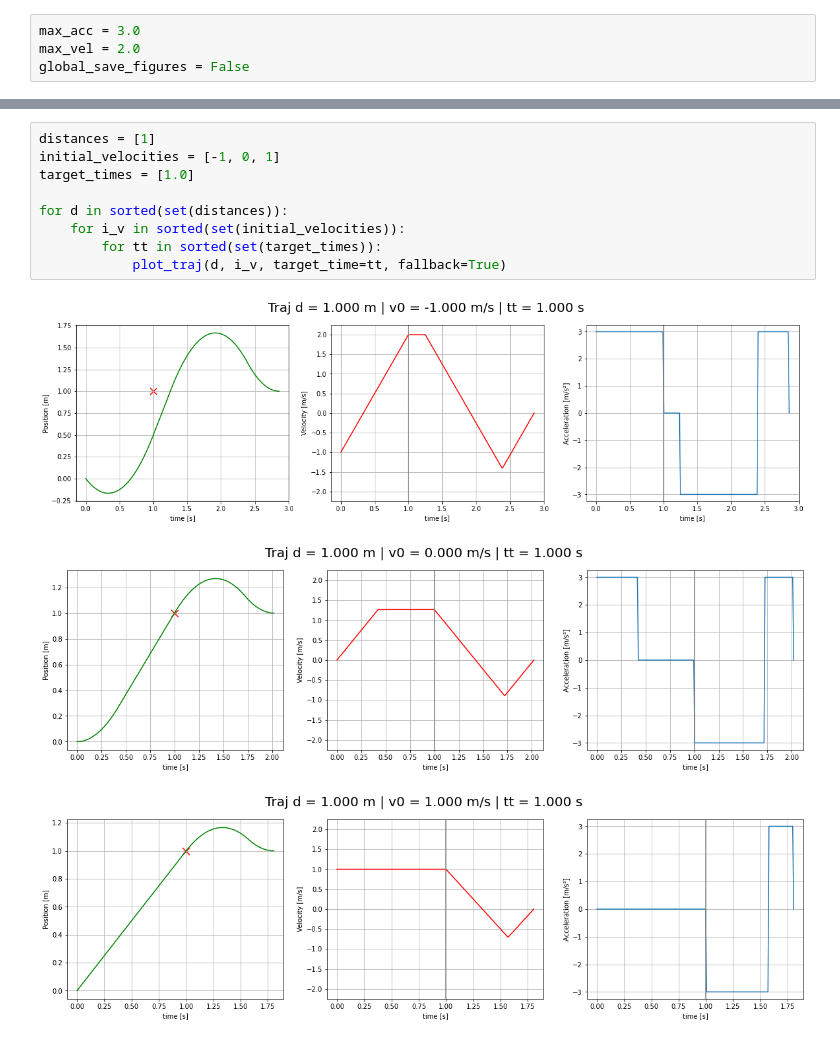
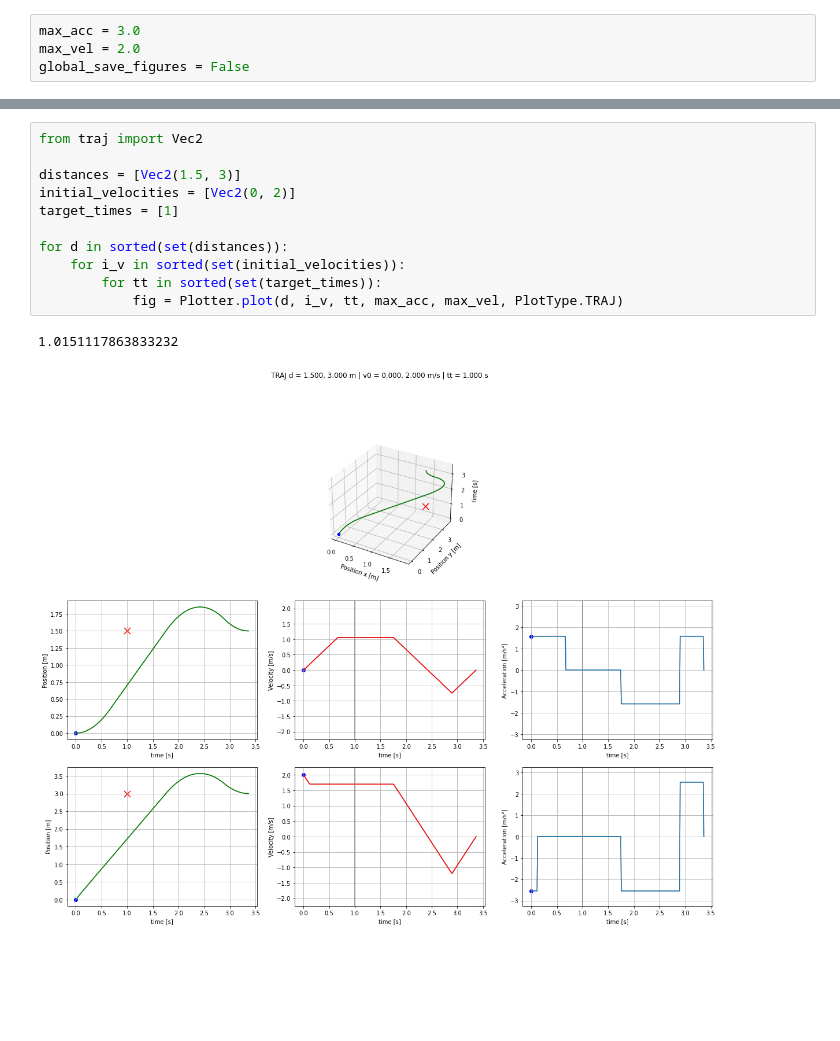
Before and after one commit to TIGERs-Mannheim/TrajectoryPlotter, a Jupyter notebook: drawTrajectories.ipynb, the cells around one changed output, grey strips where cells are left out. Drawn from its saved outputs; the diff is of its cells as text; blank space fills up the shorter version.

```diff
--- a/drawTrajectories.ipynb
+++ b/drawTrajectories.ipynb
@@ -258,16 +16,17 @@ def plot_can_reach(distance: float, initial_vel: float, target_time: float = Non
 # %%
-distances = [1]
-initial_velocities = [-1, 0, 1]
-target_times = [1.0]
+from traj import Vec2
+
+distances = [Vec2(1.5, 3)]
+initial_velocities = [Vec2(0, 2)]
+target_times = [1]
 
 for d in sorted(set(distances)):
     for i_v in sorted(set(initial_velocities)):
         for tt in sorted(set(target_times)):
-            plot_traj(d, i_v, target_time=tt, fallback=True)
+            fig = Plotter.plot(d, i_v, tt, max_acc, max_vel, PlotType.TRAJ)
 # %% [output]
+1.0151117863833232
-[figure, old version]
+[figure, new version]
-[figure, removed]
-[figure, removed]
 # %%
 test_values = [
     (0.0, 0.0, 0.0),
```
Also changed, not shown: parts of 6 cells of this notebook, 5 other files.
